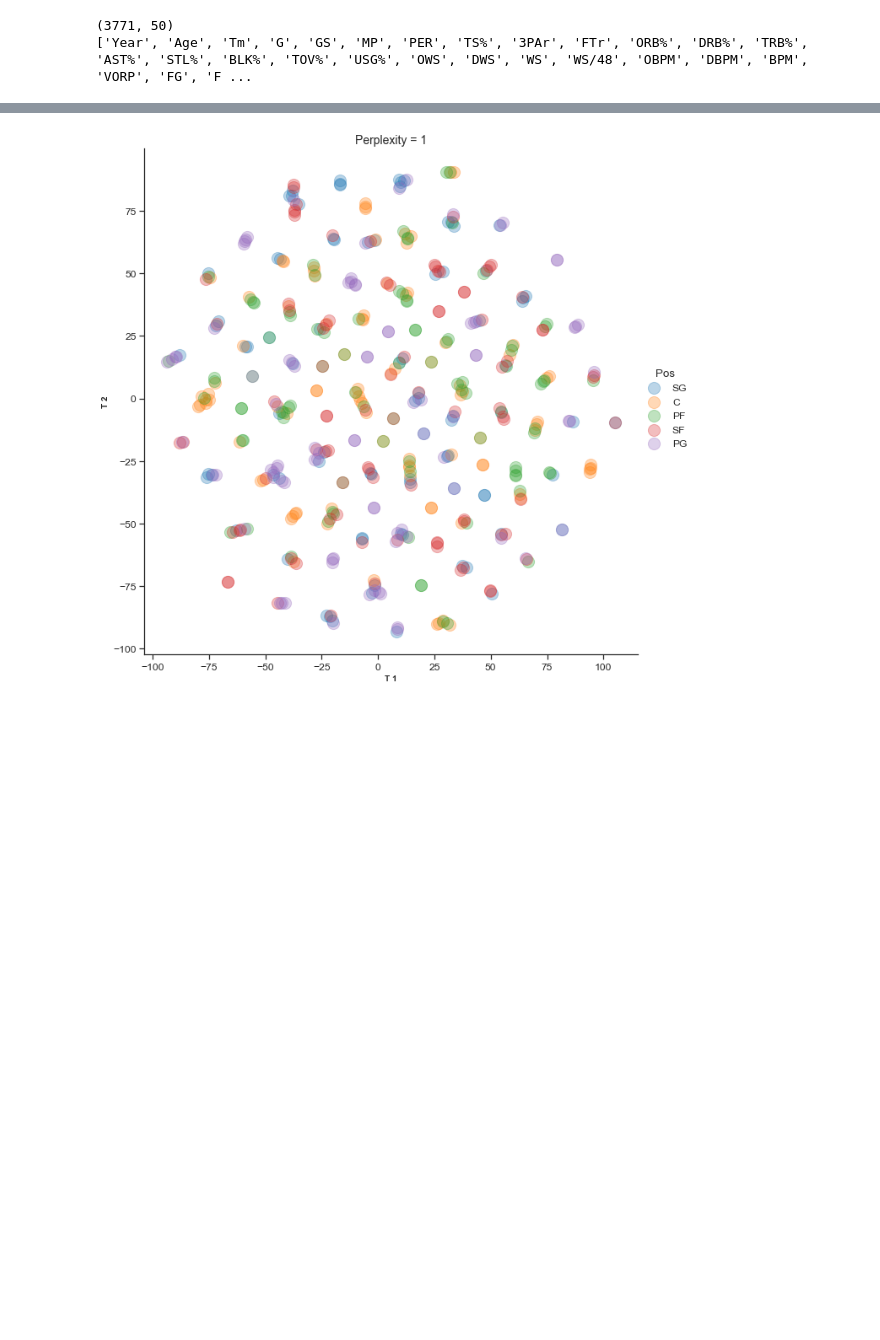
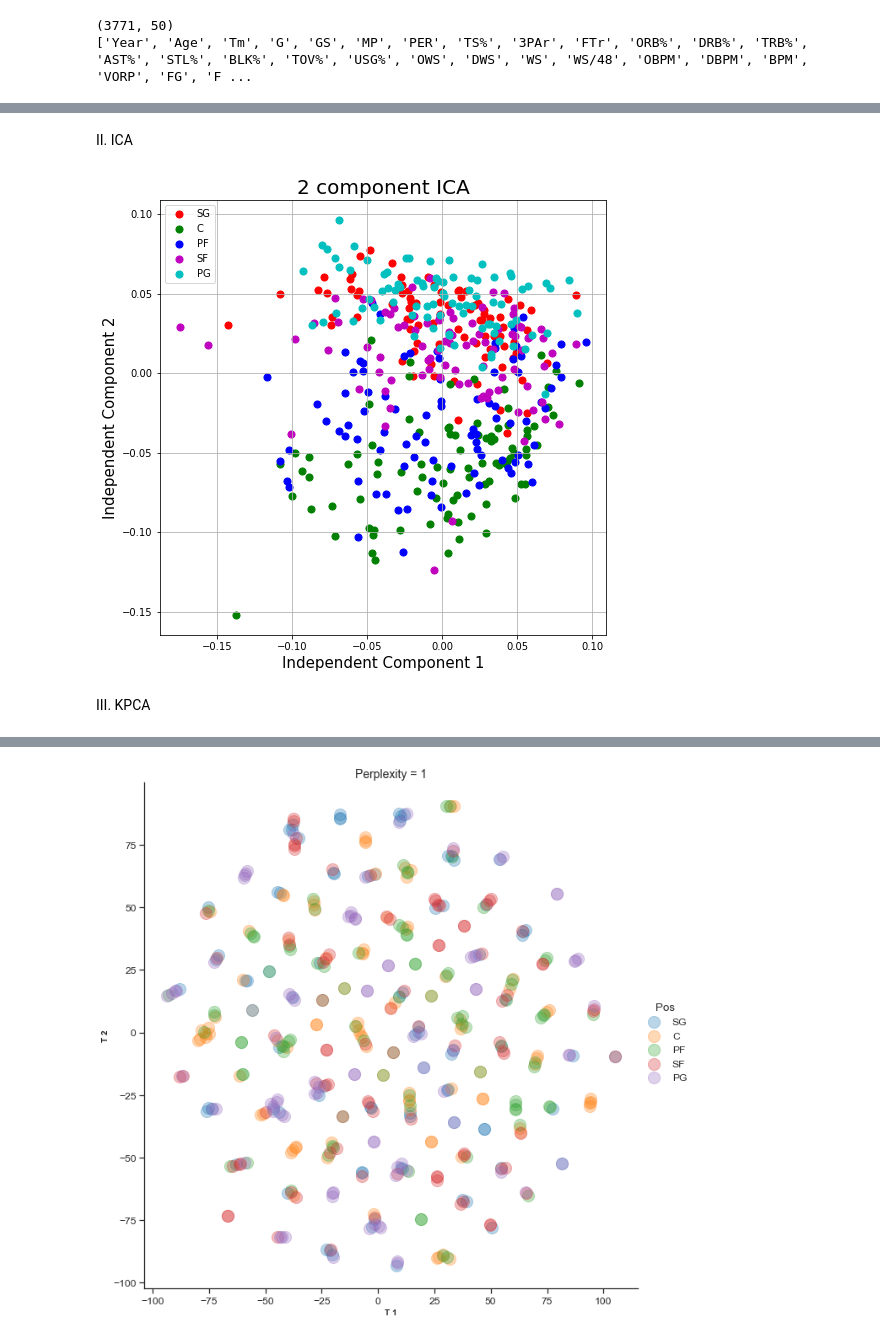
Before and after one commit to a21shah/NBA_Clustering, a Jupyter notebook: nba_ml.ipynb, the cells around one changed output, grey strips where cells are left out. Cells and saved outputs as stored; diff of their text form; code cells hidden in the pictures; blank space fills up the shorter version.

Commit message:
Produced plots for ICA and KPCA as well

```diff
--- a/nba_ml.ipynb
+++ b/nba_ml.ipynb
@@ -123,3 +142,40 @@ Explained variance:  [0.43195393 0.16785902]
 [figure]
 [figure]
 [figure]
+# %% [markdown]
+II. ICA
+# %%
+def plot_ICA(df, year):
+    df_ica = df[df['Year'] == year]
+    df_ica = df_ica.drop('Year', axis=1)
+    features = [x for x in df_ica.columns if (x != 'Player') &  (x != 'Pos') & (x != 'Tm')]
+    x = df_ica.loc[:, features].values
+    y = df_ica.loc[:,['Pos']].values
+    x = StandardScaler().fit_transform(x)
+    ica = FastICA(n_components=2, random_state=0)
+    principalComponents = ica.fit_transform(x)
+    principalDf = pd.DataFrame(data = principalComponents, columns = ['ic1', 'ic2'])
+    final = pd.concat([principalDf.reset_index(drop=True), df_ica['Pos'].reset_index(drop=True)], axis=1)
+    fig = plt.figure(figsize = (8,8))
+    ax = fig.add_subplot(1,1,1)
+    ax.set_xlabel('Independent Component 1', fontsize = 15)
+    ax.set_ylabel('Independent Component 2', fontsize = 15)
+    ax.set_title('2 component ICA', fontsize = 20)
+
+    targets = final.Pos.unique() # list of positions
+    colors = ['r', 'g', 'b', 'm', 'c']
+    for target, color in zip(targets,colors):
+        indicesToKeep = final['Pos'] == target
+        ax.scatter(final.loc[indicesToKeep, 'ic1']
+                , final.loc[indicesToKeep, 'ic2']
+                , c = color
+                , s = 50)
+    ax.legend(targets)
+    ax.grid()
+    return None
+# %%
+plot_ICA(df, 2010)
+# %% [output]
+[figure, added]
+# %% [markdown]
+III. KPCA
```
Also changed, not shown: parts of 7 cells of this notebook.
